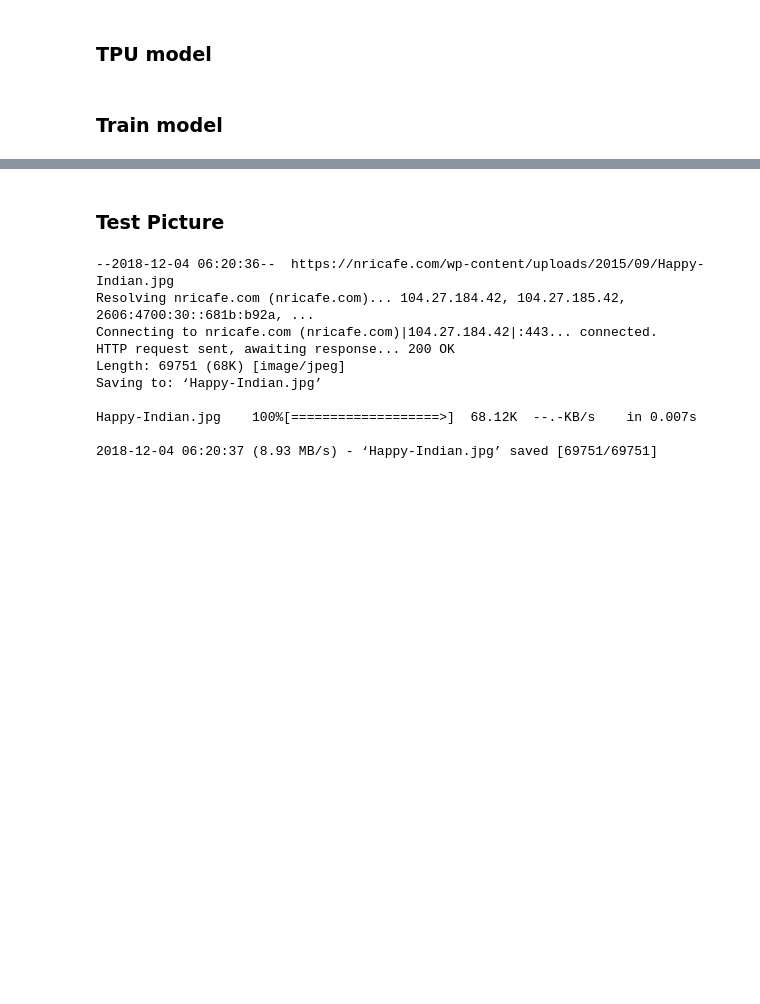
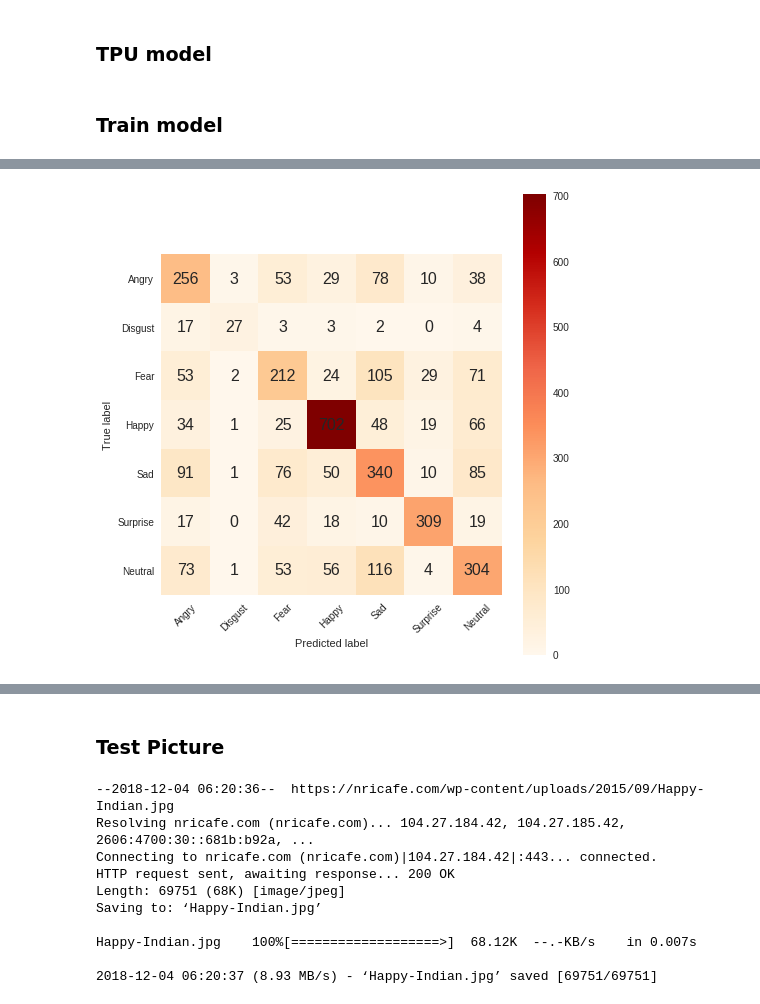
Before and after one commit to liyujiel/Real_Time_Face_Emotion_Detection, a Jupyter notebook: 419Project.ipynb, the cells around one changed output, grey strips where cells are left out. Cells and saved outputs as stored; diff of their text form; code cells hidden in the pictures; blank space fills up the shorter version.

Commit message:
update notebook with plot matrix and ensemble models

```diff
--- a/419Project.ipynb
+++ b/419Project.ipynb
@@ -332,5 +517,5 @@ model.compile(loss='categorical_crossentropy'
 # %%
-# model = keras.models.load_model("/content/gdrive/My Drive/alex_net_epoch25.h5") # 99% acc
+model = keras.models.load_model("/content/gdrive/My Drive/weights_base.best.hdf5") # 99% acc
 # %% [markdown]
 ### TPU model
 # %%
@@ -370,0 +590,8 @@ Epoch 15/15
+# %%
+best_model = keras.models.load_model("/content/gdrive/My Drive/weights_base.best.hdf5")
+# %%
+y_prob = best_model.predict(x_test)
+y_pred = best_model.predict_classes(x_test)
+y_test_true = [ np.argmax(item) for item in y_test]
+from sklearn.metrics import confusion_matrix
+confusion_matrix(y_test_true, y_pred)
@@ -371 +606,30 @@ Epoch 15/15
+# %%
+labels = ['Angry', 'Disgust','Fear', 'Happy', 'Sad', 'Surprise', 'Neutral']
+#0=Angry, 1=Disgust, 2=Fear, 3=Happy, 4=Sad, 5=Surprise, 6=Neutral
+import matplotlib.pyplot as plt
+import matplotlib
+def plot_confusion_matrix(y_true, y_pred, cmap=plt.cm.Blues):
+    cm = confusion_matrix(y_true, y_pred)
+    fig = plt.figure(figsize=(7,7))
+    matplotlib.rcParams.update({'font.size': 16})
+    ax  = fig.add_subplot(111)
+    matrix = ax.imshow(cm, interpolation='nearest', cmap=cmap)
+    fig.colorbar(matrix)
+    for i in range(0,7):
+        for j in range(0,7):
+            ax.text(j,i,cm[i,j],va='center', ha='center')
+    # ax.set_title('Confusion Matrix')
+    ticks = np.arange(len(labels))
+    ax.set_xticks(ticks)
+    ax.set_xticklabels(labels, rotation=45)
+    ax.set_yticks(ticks)
+    ax.set_yticklabels(labels)
+    ax.grid(False)
+    plt.tight_layout()
+    plt.ylabel('True label')
+    plt.xlabel('Predicted label')
+# %%
+plot_confusion_matrix(y_test_true, y_pred, cmap=plt.cm.OrRd)
+# %% [output]
+[figure, added]
 # %%
```
Also changed, not shown: parts of 76 cells of this notebook.
